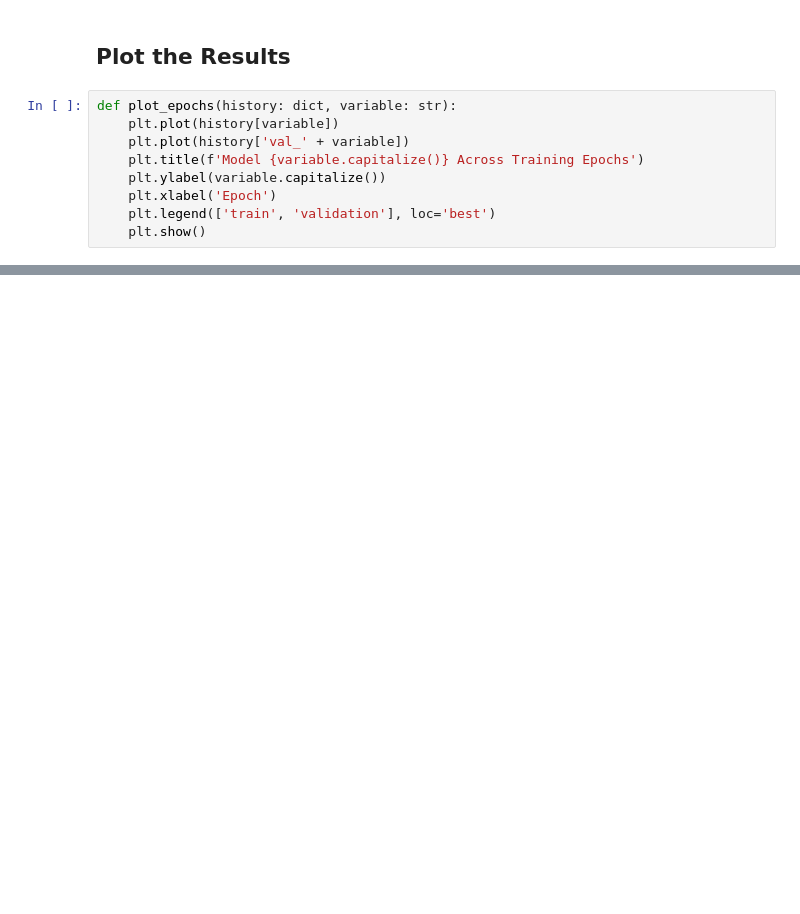
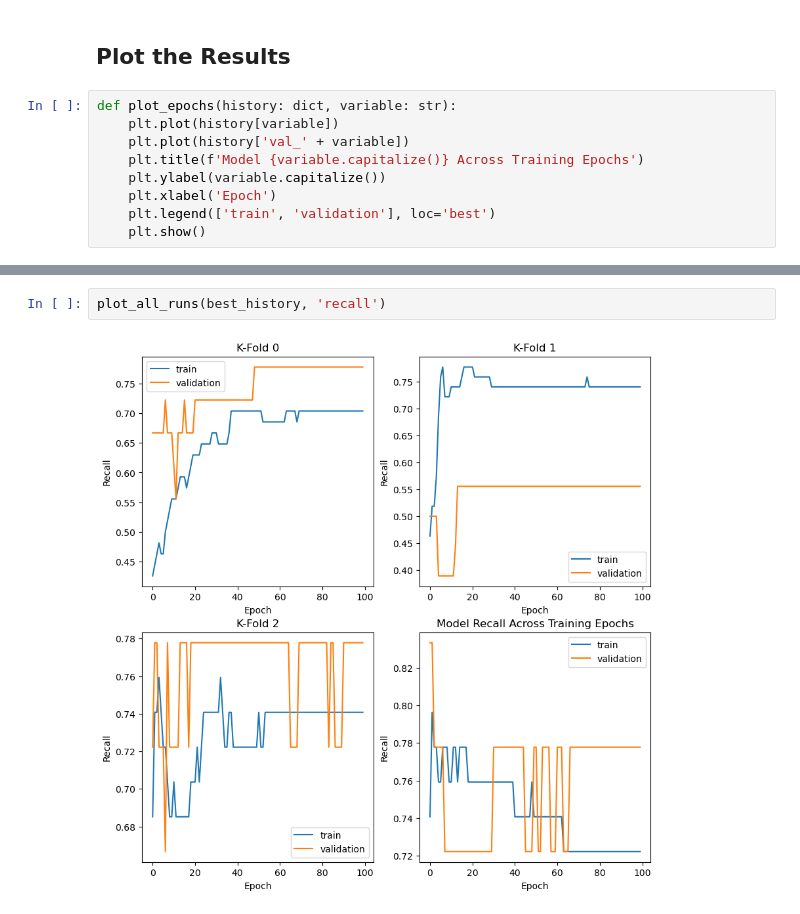
Before and after one commit to ADPriceless/TDA_Asssignment_HeartFailure, a Jupyter notebook: experiment_nn.ipynb, the cells around one changed output, grey strips where cells are left out. Cells and saved outputs as stored; diff of their text form; blank space fills up the shorter version.

```diff
--- a/experiment_nn.ipynb
+++ b/experiment_nn.ipynb
@@ -330,0 +356,4 @@ for history in best_history:
+# %%
+plot_all_runs(best_history, 'recall')
+# %% [output]
+[figure, added]
```
Also changed, not shown: parts of 23 cells of this notebook, 1 other file.
